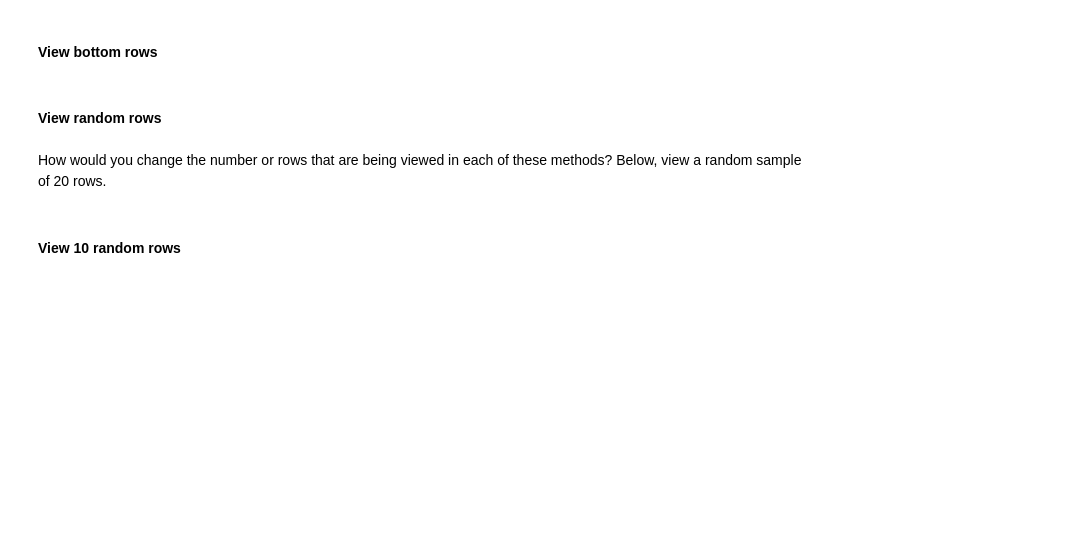
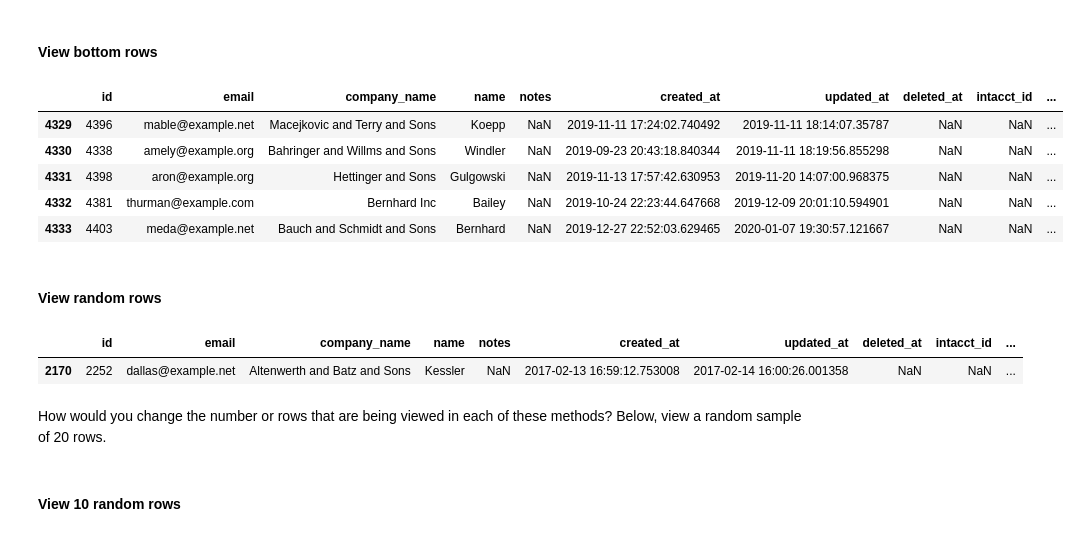
Before and after one commit to Samuel-Skinner/Pandas_Exercises, a Jupyter notebook: pandas-exercise.ipynb, the cells around one changed output. Cells and saved outputs as stored; diff of their text form; code cells hidden in the pictures; blank space fills up the shorter version.

```diff
--- a/pandas-exercise.ipynb
+++ b/pandas-exercise.ipynb
@@ -60,7 +82,21 @@ There are three main methods in python to get a quick preview of your dataset. O
 # %% [markdown]
 #### View bottom rows
+# %%
+df.tail()
+# %% [output]
+|  | id | email | company_name | name | notes | created_at | updated_at | deleted_at | intacct_id | ... |
+| 4329 | 4396 | mable@example.net | Macejkovic and Terry and Sons | Koepp | NaN | 2019-11-11 17:24:02.740492 | 2019-11-11 18:14:07.35787 | NaN | NaN | ... |
+| 4330 | 4338 | amely@example.org | Bahringer and Willms and Sons | Windler | NaN | 2019-09-23 20:43:18.840344 | 2019-11-11 18:19:56.855298 | NaN | NaN | ... |
+| 4331 | 4398 | aron@example.org | Hettinger and Sons | Gulgowski | NaN | 2019-11-13 17:57:42.630953 | 2019-11-20 14:07:00.968375 | NaN | NaN | ... |
+| 4332 | 4381 | thurman@example.com | Bernhard Inc | Bailey | NaN | 2019-10-24 22:23:44.647668 | 2019-12-09 20:01:10.594901 | NaN | NaN | ... |
+| 4333 | 4403 | meda@example.net | Bauch and Schmidt and Sons | Bernhard | NaN | 2019-12-27 22:52:03.629465 | 2020-01-07 19:30:57.121667 | NaN | NaN | ... |
 # %% [markdown]
 #### View random rows
+# %%
+df.sample()
+# %% [output]
+|  | id | email | company_name | name | notes | created_at | updated_at | deleted_at | intacct_id | ... |
+| 2170 | 2252 | dallas@example.net | Altenwerth and Batz and Sons | Kessler | NaN | 2017-02-13 16:59:12.753008 | 2017-02-14 16:00:26.001358 | NaN | NaN | ... |
 # %% [markdown]
 How would you change the number or rows that are being viewed in each of these methods? Below, view a random sample of 20 rows.
 # %% [markdown]
```
Also changed, not shown: parts of 6 cells of this notebook.
